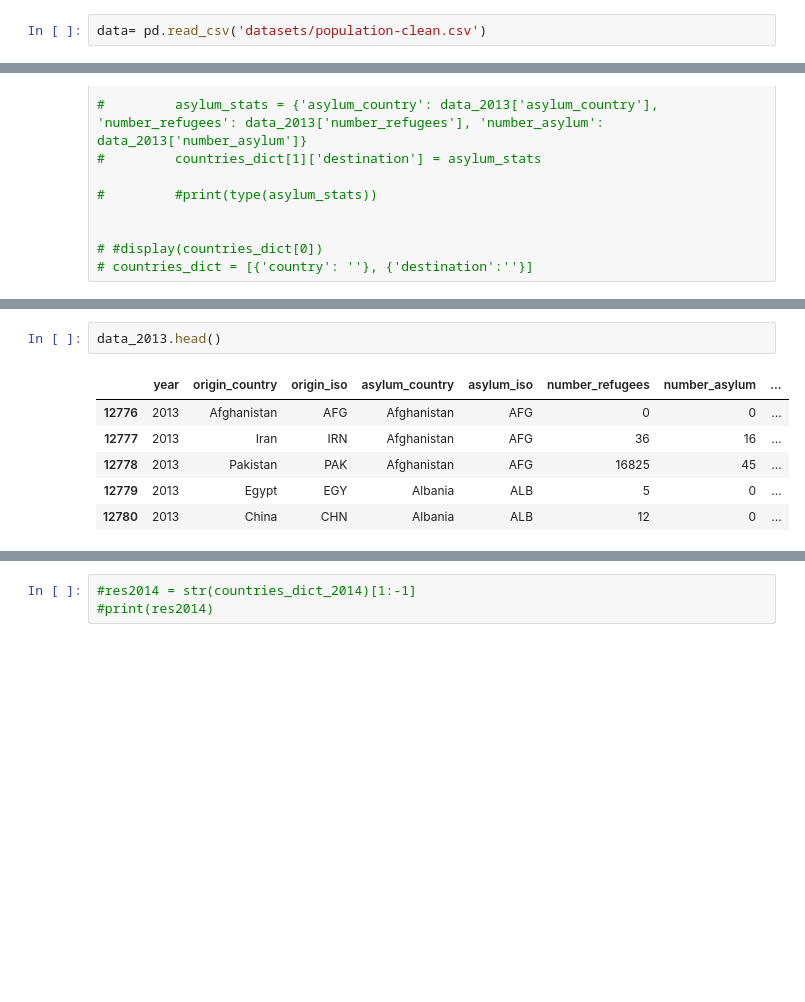
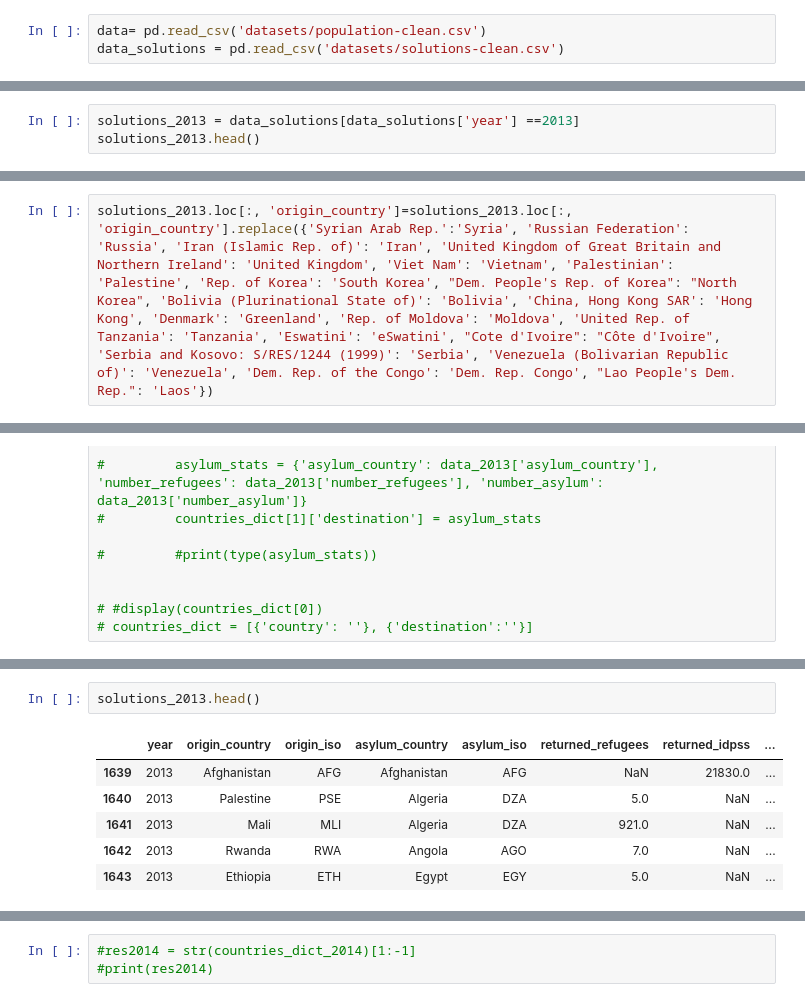
Before and after one commit to yunsquared/3300p2, a Jupyter notebook: 3300-preprocessing.ipynb, the cells around one changed output, grey strips where cells are left out. Saved outputs shown, nothing was run; the diff lists cells and outputs as text; blank space fills up the shorter version.

```diff
--- a/3300-preprocessing.ipynb
+++ b/3300-preprocessing.ipynb
@@ -9,6 +9,7 @@ from   collections import defaultdict
 import string
 # %%
 data= pd.read_csv('datasets/population-clean.csv')
+data_solutions = pd.read_csv('datasets/solutions-clean.csv')
 # %%
 data.head()
 # %% [output]
@@ -29,3 +39,6 @@ data_2013.head()
 | 12778 | 2013 | Pakistan | PAK | Afghanistan | AFG | 16825 | 45 | ... |
 | 12779 | 2013 | Egypt | EGY | Albania | ALB | 5 | 0 | ... |
 | 12780 | 2013 | China | CHN | Albania | ALB | 12 | 0 | ... |
+# %%
+solutions_2013 = data_solutions[data_solutions['year'] ==2013]
+solutions_2013.head()
@@ -36,0 +63,2 @@ data_2014.loc[:, 'origin_country']=data_2014.loc[:, 'origin_country'].replace({'
+# %%
+solutions_2013.loc[:, 'origin_country']=solutions_2013.loc[:, 'origin_country'].replace({'Syrian Arab Rep.':'Syria', 'Russian Federation': 'Russia', 'Iran (Islamic Rep. of)': 'Iran', 'United Kingdom of Great Britain and Northern Ireland': 'United Kingdom', 'Viet Nam': 'Vietnam', 'Palestinian': 'Palestine', 'Rep. of Korea': 'South Korea', "Dem. People's Rep. of Korea": "North Korea", 'Bolivia (Plurinational State of)': 'Bolivia', 'China, Hong Kong SAR': 'Hong Kong', 'Denmark': 'Greenland', 'Rep. of Moldova': 'Moldova', 'United Rep. of Tanzania': 'Tanzania', 'Eswatini': 'eSwatini', "Cote d'Ivoire": "Côte d'Ivoire", 'Serbia and Kosovo: S/RES/1244 (1999)': 'Serbia', 'Venezuela (Bolivarian Republic of)': 'Venezuela', 'Dem. Rep. of the Congo': 'Dem. Rep. Congo', "Lao People's Dem. Rep.": 'Laos'})
@@ -100,9 +180,9 @@ print(origin_set)
 # %%
-data_2013.head()
+solutions_2013.head()
 # %% [output]
-|  | year | origin_country | origin_iso | asylum_country | asylum_iso | number_refugees | number_asylum | ... |
-| 12776 | 2013 | Afghanistan | AFG | Afghanistan | AFG | 0 | 0 | ... |
-| 12777 | 2013 | Iran | IRN | Afghanistan | AFG | 36 | 16 | ... |
-| 12778 | 2013 | Pakistan | PAK | Afghanistan | AFG | 16825 | 45 | ... |
-| 12779 | 2013 | Egypt | EGY | Albania | ALB | 5 | 0 | ... |
-| 12780 | 2013 | China | CHN | Albania | ALB | 12 | 0 | ... |
+|  | year | origin_country | origin_iso | asylum_country | asylum_iso | returned_refugees | returned_idpss | ... |
+| 1639 | 2013 | Afghanistan | AFG | Afghanistan | AFG | NaN | 21830.0 | ... |
+| 1640 | 2013 | Palestine | PSE | Algeria | DZA | 5.0 | NaN | ... |
+| 1641 | 2013 | Mali | MLI | Algeria | DZA | 921.0 | NaN | ... |
+| 1642 | 2013 | Rwanda | RWA | Angola | AGO | 7.0 | NaN | ... |
+| 1643 | 2013 | Ethiopia | ETH | Egypt | EGY | 5.0 | NaN | ... |
```
Also changed, not shown: parts of 17 cells of this notebook, 2 other files.
